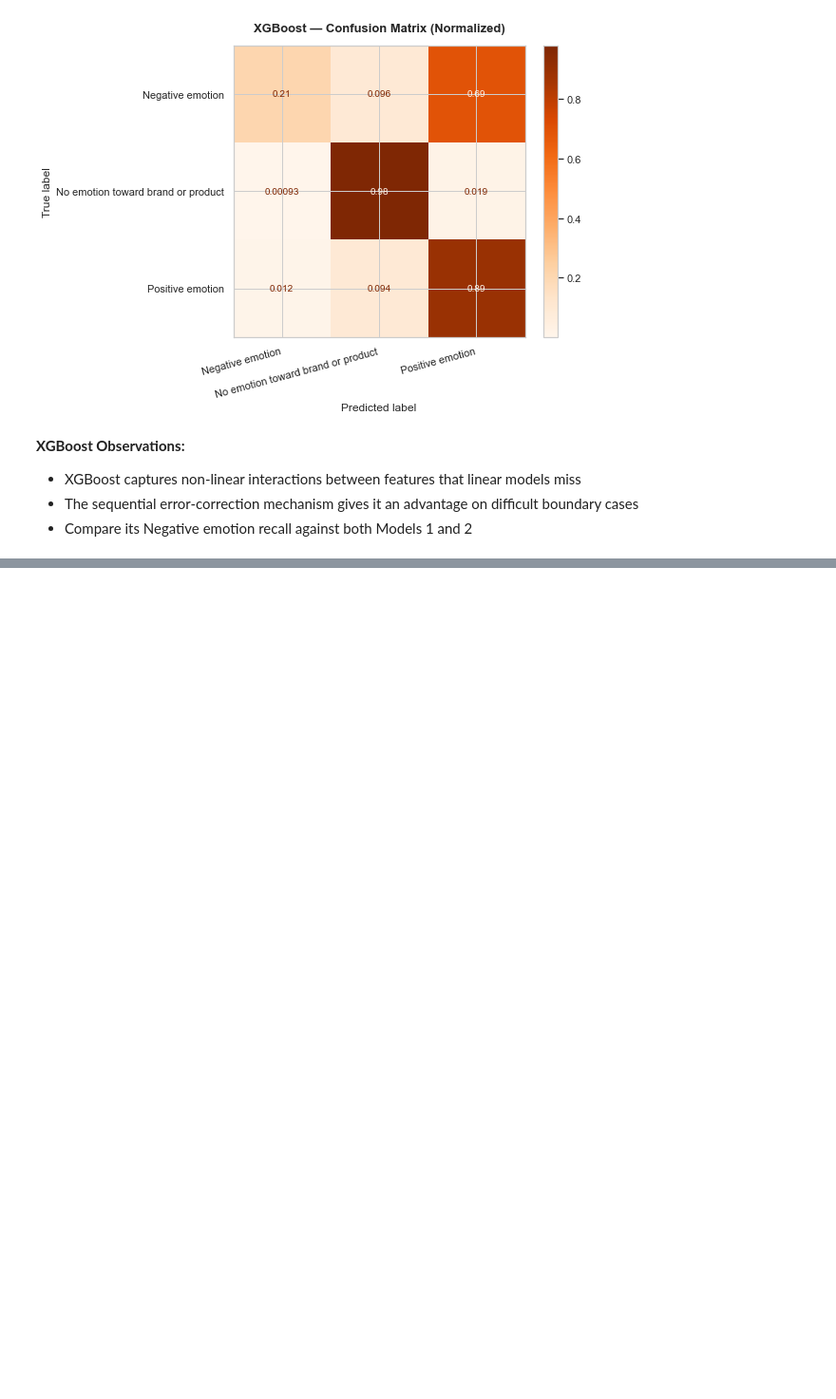
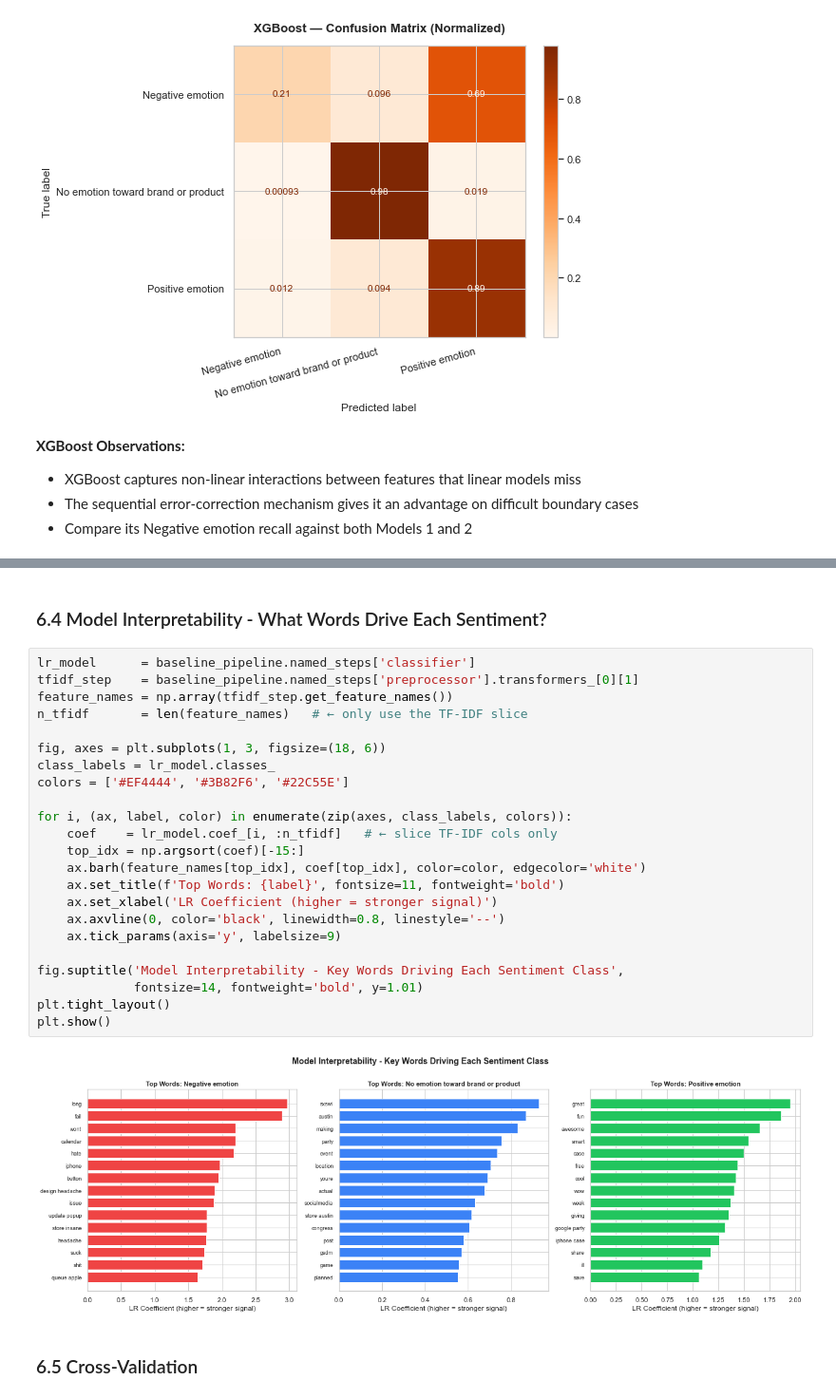
Before and after one commit to Dortts/Twitter_Sentiment_Project, a Jupyter notebook: Twitter_Sentiment_Analysis.ipynb, the cells around one changed output, grey strips where cells are left out. Shown at 95% size. Cells and saved outputs as stored; diff of their text form; blank space fills up the shorter version.

```diff
--- a/Twitter_Sentiment_Analysis.ipynb
+++ b/Twitter_Sentiment_Analysis.ipynb
@@ -995,0 +880,29 @@ NameError: name 'ConfusionMatrixDisplay' is not defined
+# %% [markdown]
+### 6.4 Model Interpretability - What Words Drive Each Sentiment?
+# %%
+lr_model      = baseline_pipeline.named_steps['classifier']
+tfidf_step    = baseline_pipeline.named_steps['preprocessor'].transformers_[0][1]
+feature_names = np.array(tfidf_step.get_feature_names())
+n_tfidf       = len(feature_names)   # ← only use the TF-IDF slice
+
+fig, axes = plt.subplots(1, 3, figsize=(18, 6))
+class_labels = lr_model.classes_
+colors = ['#EF4444', '#3B82F6', '#22C55E']
+
+for i, (ax, label, color) in enumerate(zip(axes, class_labels, colors)):
+    coef    = lr_model.coef_[i, :n_tfidf]   # ← slice TF-IDF cols only
+    top_idx = np.argsort(coef)[-15:]
+    ax.barh(feature_names[top_idx], coef[top_idx], color=color, edgecolor='white')
+    ax.set_title(f'Top Words: {label}', fontsize=11, fontweight='bold')
+    ax.set_xlabel('LR Coefficient (higher = stronger signal)')
+    ax.axvline(0, color='black', linewidth=0.8, linestyle='--')
+    ax.tick_params(axis='y', labelsize=9)
+
+fig.suptitle('Model Interpretability - Key Words Driving Each Sentiment Class',
+             fontsize=14, fontweight='bold', y=1.01)
+plt.tight_layout()
+plt.show()
+# %% [output]
+[figure, added]
+# %% [markdown]
+### 6.5 Cross-Validation
```
Also changed, not shown: parts of 26 cells of this notebook.
